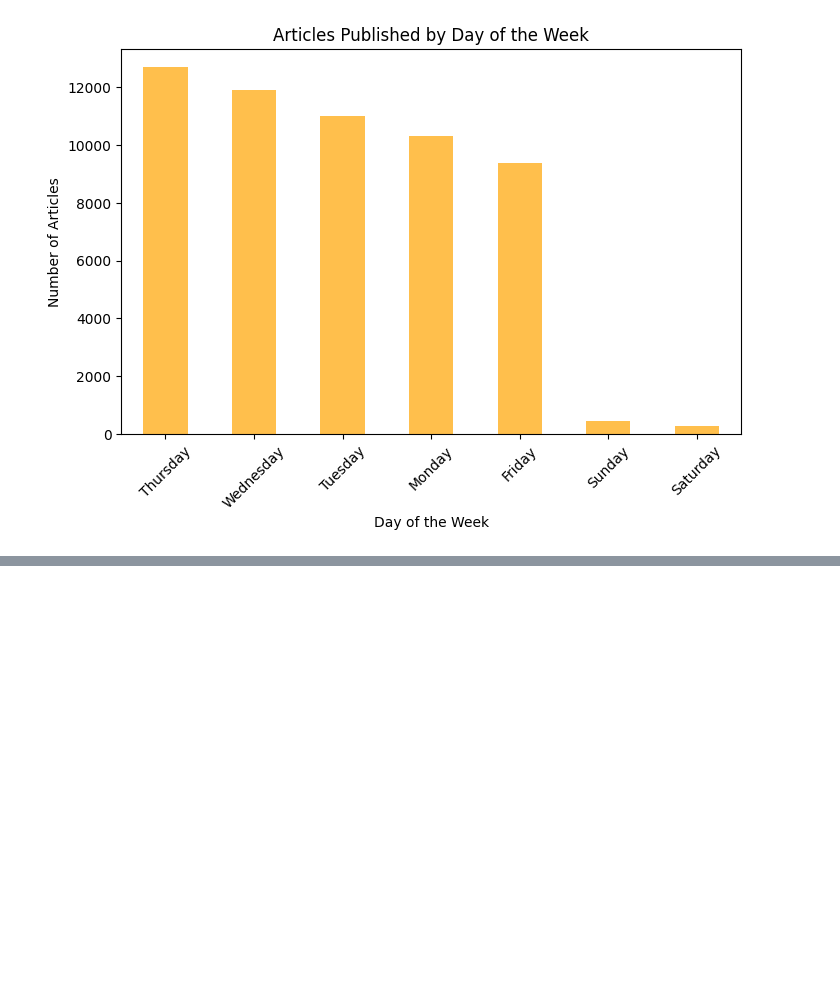
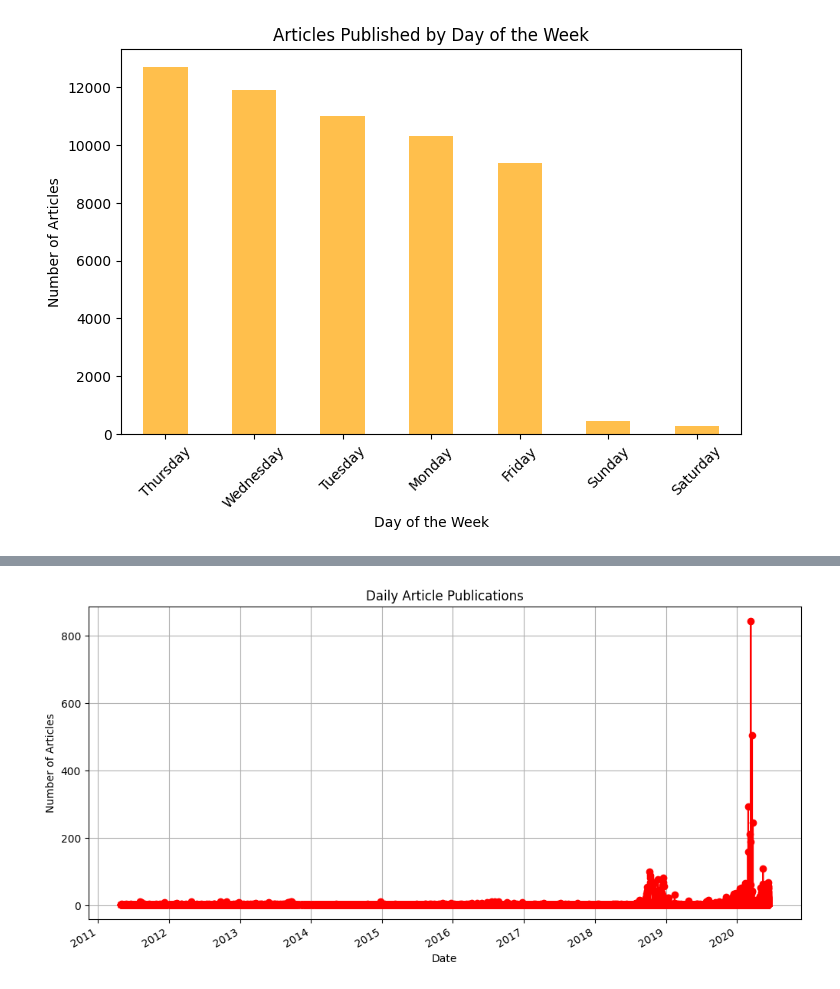
Before and after one commit to Nahom-ketsela/kaim-week-01, a Jupyter notebook: notebooks/FNSPID_Analysis.ipynb, the cells around one changed output, grey strips where cells are left out. Cells and saved outputs as stored; diff of their text form; code cells hidden in the pictures; blank space fills up the shorter version.

```diff
--- a/notebooks/FNSPID_Analysis.ipynb
+++ b/notebooks/FNSPID_Analysis.ipynb
@@ -202,3 +202,18 @@ Sunday         436
 Saturday       267
 Name: count, dtype: int64
 [figure]
+# %%
+# Group articles by specific dates to identify spikes
+articles_per_day = df['date'].value_counts().sort_index()
+
+print("Articles Published Per Day:")
+print(articles_per_day)
+
+# Visualize spikes
+articles_per_day.plot(kind='line', figsize=(12, 6), marker='o', color='red')
+plt.title('Daily Article Publications')
+plt.xlabel('Date')
+plt.ylabel('Number of Articles')
+plt.grid(True)
+plt.show()
+# %% [output]
@@ -204,0 +234 @@ Name: count, dtype: int64
+[figure, added]
```
Also changed, not shown: parts of 2 cells of this notebook.
